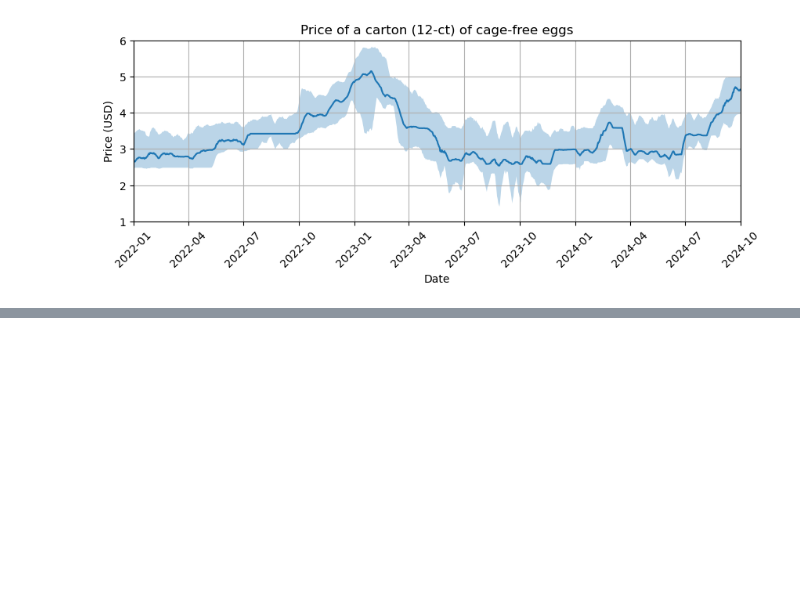
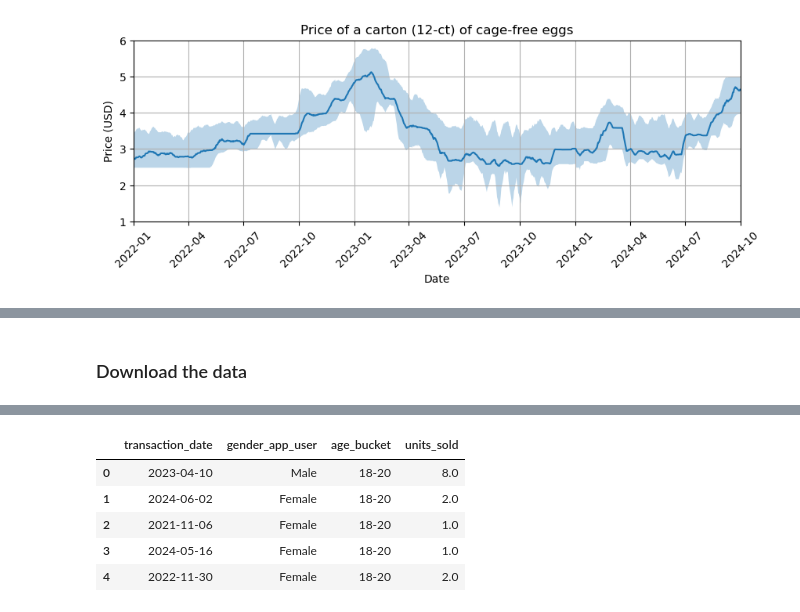
Before and after one commit to rs-kellogg/numerator-queries, a Jupyter notebook: numerator-queries.ipynb, the cells around one changed output, grey strips where cells are left out. Saved outputs shown, nothing was run; the diff lists cells and outputs as text; code cells hidden in the pictures; blank space fills up the shorter version.

```diff
--- a/numerator-queries.ipynb
+++ b/numerator-queries.ipynb
@@ -153,0 +205,8 @@ plt.show()
+# %% [markdown]
+### Download the data
+# %%
+df = redivis.organization('kellogg').dataset('numerator')\
+            .query(collagen_sql).to_pandas_dataframe()
+df.to_parquet('collagen_demographics.parquet',index=False)
+df.head()
+# %% [output]
@@ -153,0 +214,6 @@ plt.show()
+|  | transaction_date | gender_app_user | age_bucket | units_sold |
+| 0 | 2023-04-10 | Male | 18-20 | 8.0 |
+| 1 | 2024-06-02 | Female | 18-20 | 2.0 |
+| 2 | 2021-11-06 | Female | 18-20 | 1.0 |
+| 3 | 2024-05-16 | Female | 18-20 | 1.0 |
+| 4 | 2022-11-30 | Female | 18-20 | 2.0 |
```
Also changed, not shown: parts of 10 cells of this notebook.
